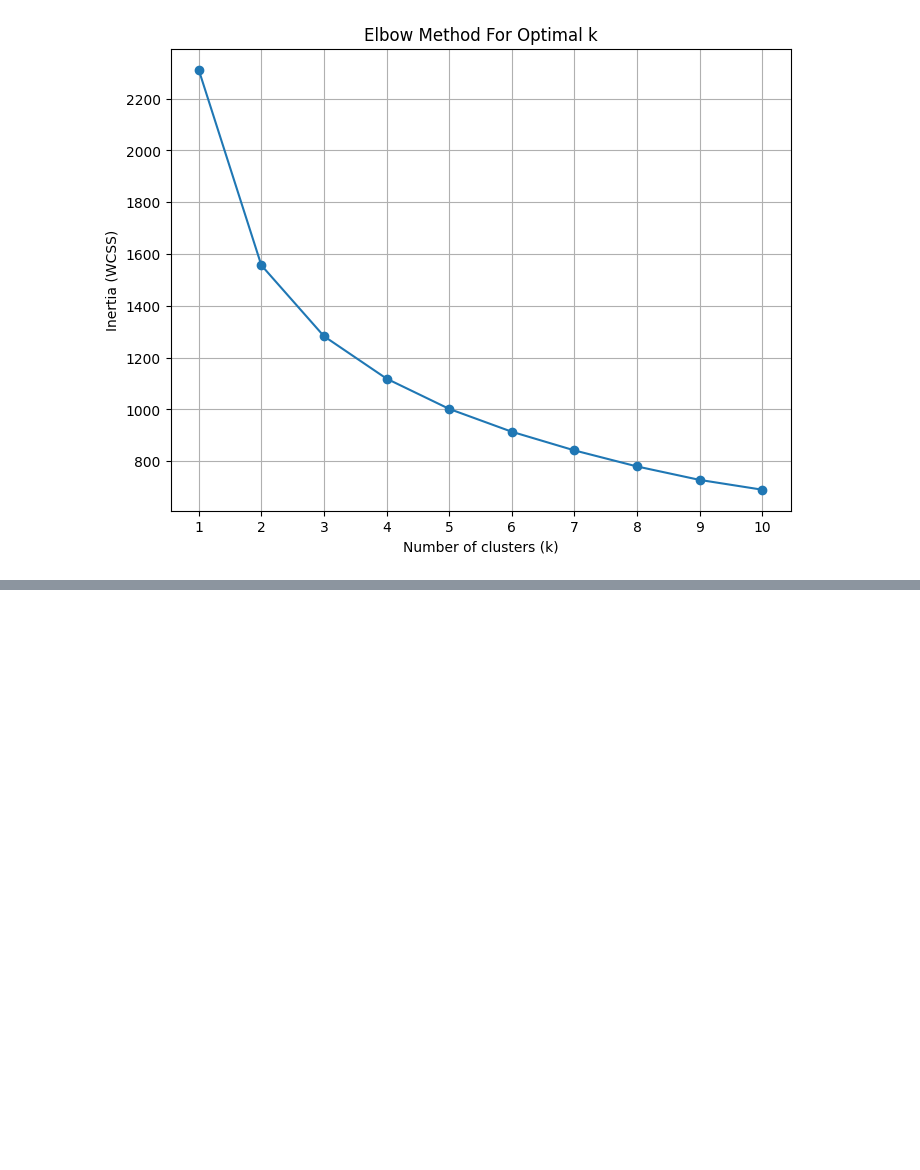
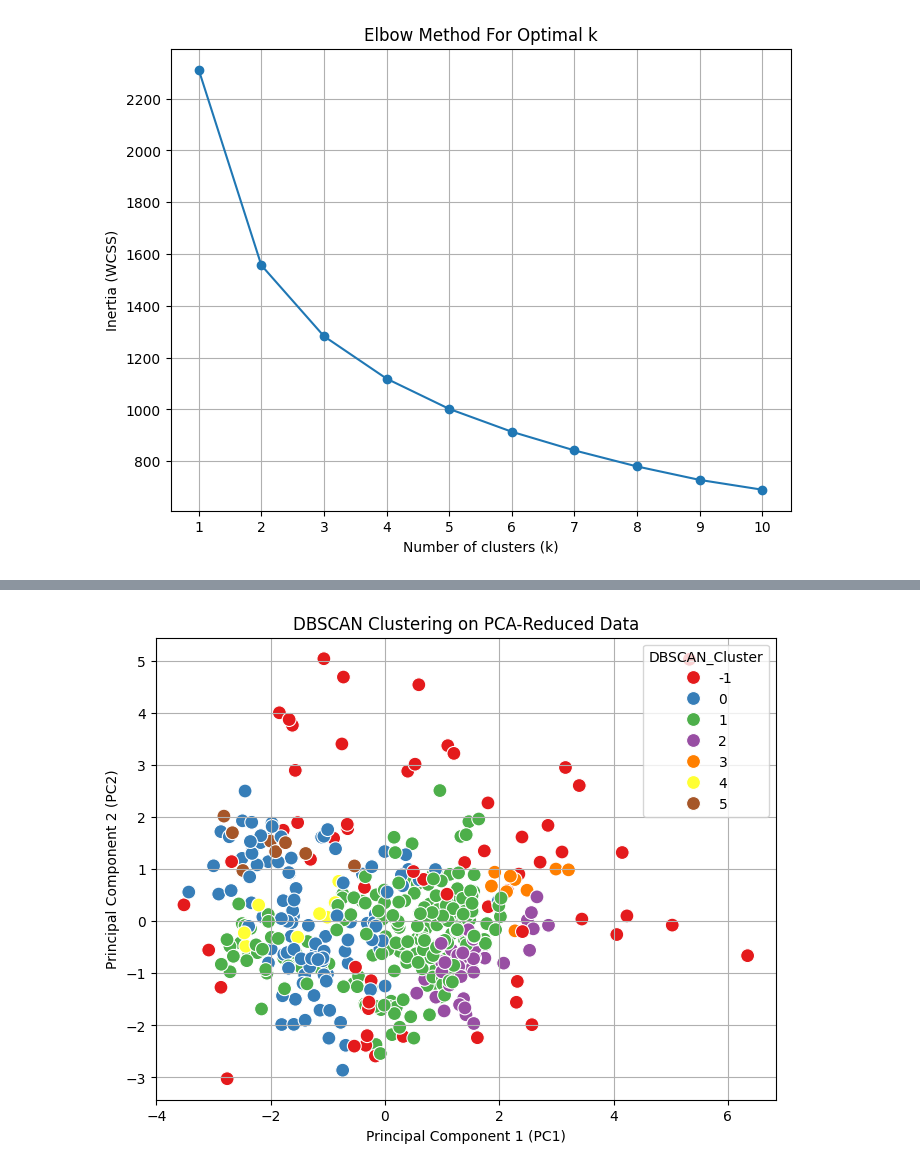
Before and after one commit to RayhaanDtg/Customer-Segmentation-Unsupervised-Learning, a Jupyter notebook: Customer-Segmentation.ipynb, the cells around one changed output, grey strips where cells are left out. Drawn from its saved outputs; the diff is of its cells as text; code cells hidden in the pictures; blank space fills up the shorter version.

```diff
--- a/Customer-Segmentation.ipynb
+++ b/Customer-Segmentation.ipynb
@@ -423,0 +489,28 @@ plt.show()
+# %%
+pca_df_reduced=pca_df_reduced.drop('Hierarchical_Cluster', axis=1, errors='ignore')
+pca_df_reduced=pca_df_reduced.drop('Cluster_opt', axis=1, errors='ignore')
+dbscan = DBSCAN(eps=1.5, min_samples=8)  # Adjust eps and min_samples based on your data
+
+# Fit the model on the reduced PCA data (excluding the 'Cluster' column if already present)
+dbscan_labels = dbscan.fit_predict(pca_df_reduced)
+
+# Add DBSCAN cluster labels to your DataFrame
+pca_df_reduced['DBSCAN_Cluster'] = dbscan_labels
+plt.figure(figsize=(8, 6))
+sns.scatterplot(
+    x='PC1', y='PC2',  # First two principal components
+    hue='DBSCAN_Cluster',  # Color by DBSCAN cluster label
+    data=pca_df_reduced,
+    palette='Set1',  # Choose a color palette
+    s=100,  # Marker size
+    legend='full'
+)
+
+# Add title and labels
+plt.title('DBSCAN Clustering on PCA-Reduced Data')
+plt.xlabel('Principal Component 1 (PC1)')
+plt.ylabel('Principal Component 2 (PC2)')
+plt.grid(True)
+plt.show()
+# %% [output]
+[figure, added]
```
Also changed, not shown: parts of 14 cells of this notebook.
